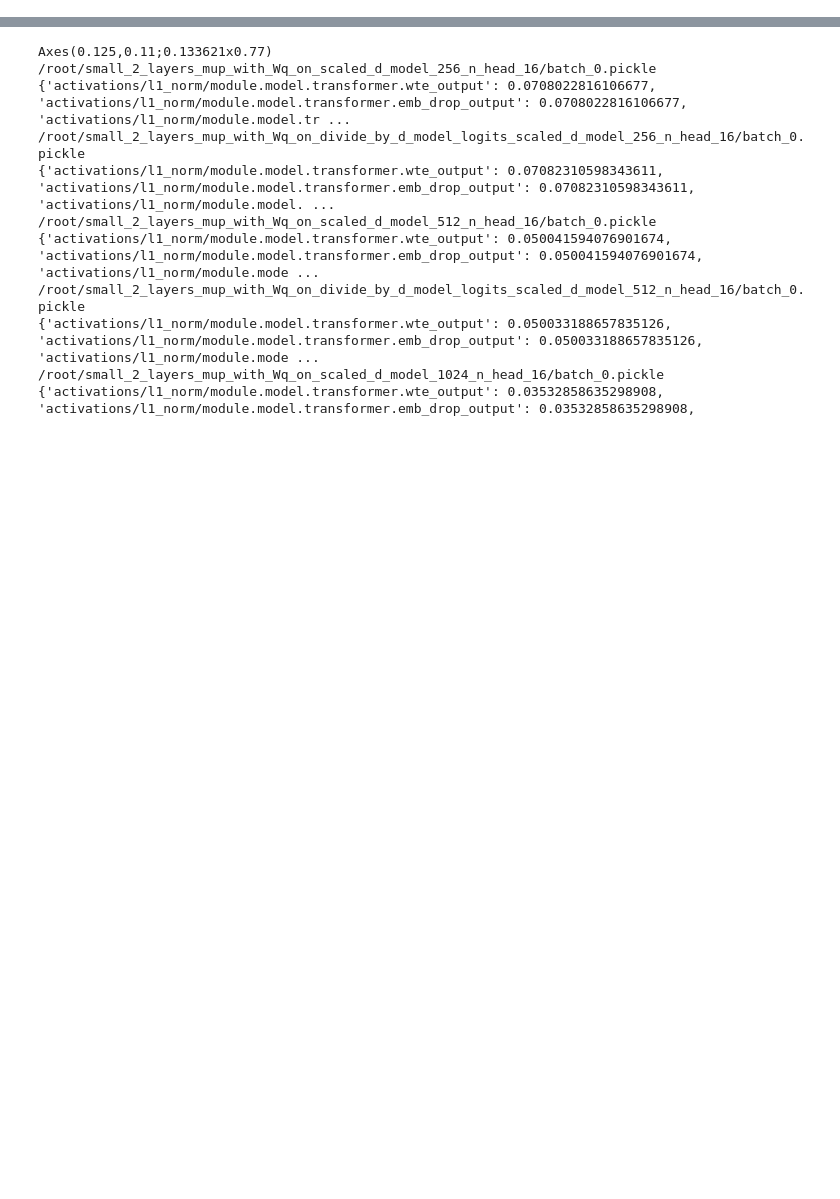
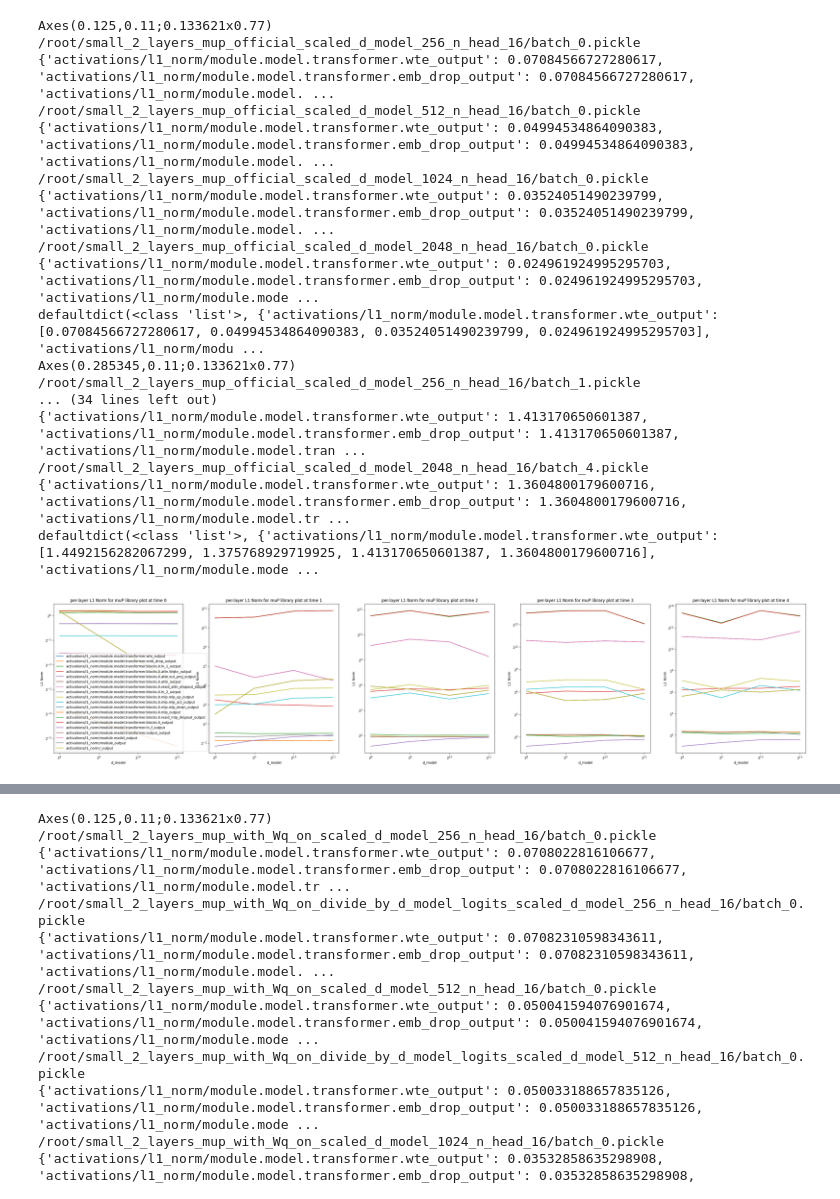
Before and after one commit to mosaicml/examples, a Jupyter notebook: examples/llm/iterate_over_activations.ipynb, the cells around one changed output, grey strips where cells are left out. Cells and saved outputs as stored; diff of their text form; code cells hidden in the pictures; blank space fills up the shorter version.

Commit message:
update with official library

```diff
--- a/examples/llm/iterate_over_activations.ipynb
+++ b/examples/llm/iterate_over_activations.ipynb
@@ -78,2 +86,23 @@ plot_function("/root/small_2_layers_mup_scaled_d_model_{}_n_head_{}", "per-layer
+# %%
+plot_function("/root/small_2_layers_mup_official_scaled_d_model_{}_n_head_{}", "per-layer L1 Norm for muP library plot at time {}", is_mup=True)
+# %% [output]
+Axes(0.125,0.11;0.133621x0.77)
+/root/small_2_layers_mup_official_scaled_d_model_256_n_head_16/batch_0.pickle
+{'activations/l1_norm/module.model.transformer.wte_output': 0.07084566727280617, 'activations/l1_norm/module.model.transformer.emb_drop_output': 0.07084566727280617, 'activations/l1_norm/module.model. ...
+/root/small_2_layers_mup_official_scaled_d_model_512_n_head_16/batch_0.pickle
+{'activations/l1_norm/module.model.transformer.wte_output': 0.04994534864090383, 'activations/l1_norm/module.model.transformer.emb_drop_output': 0.04994534864090383, 'activations/l1_norm/module.model. ...
+/root/small_2_layers_mup_official_scaled_d_model_1024_n_head_16/batch_0.pickle
+{'activations/l1_norm/module.model.transformer.wte_output': 0.03524051490239799, 'activations/l1_norm/module.model.transformer.emb_drop_output': 0.03524051490239799, 'activations/l1_norm/module.model. ...
+/root/small_2_layers_mup_official_scaled_d_model_2048_n_head_16/batch_0.pickle
+{'activations/l1_norm/module.model.transformer.wte_output': 0.024961924995295703, 'activations/l1_norm/module.model.transformer.emb_drop_output': 0.024961924995295703, 'activations/l1_norm/module.mode ...
+defaultdict(<class 'list'>, {'activations/l1_norm/module.model.transformer.wte_output': [0.07084566727280617, 0.04994534864090383, 0.03524051490239799, 0.024961924995295703], 'activations/l1_norm/modu ...
+Axes(0.285345,0.11;0.133621x0.77)
+/root/small_2_layers_mup_official_scaled_d_model_256_n_head_16/batch_1.pickle
+... (34 lines left out)
+{'activations/l1_norm/module.model.transformer.wte_output': 1.413170650601387, 'activations/l1_norm/module.model.transformer.emb_drop_output': 1.413170650601387, 'activations/l1_norm/module.model.tran ...
+/root/small_2_layers_mup_official_scaled_d_model_2048_n_head_16/batch_4.pickle
+{'activations/l1_norm/module.model.transformer.wte_output': 1.3604800179600716, 'activations/l1_norm/module.model.transformer.emb_drop_output': 1.3604800179600716, 'activations/l1_norm/module.model.tr ...
+defaultdict(<class 'list'>, {'activations/l1_norm/module.model.transformer.wte_output': [1.4492156282067299, 1.375768929719925, 1.413170650601387, 1.3604800179600716], 'activations/l1_norm/module.mode ...
+[figure, added]
 # %%
 plot_function("/root/small_2_layers_no_mup_scaled_d_model_{}_n_head_{}", "per-layer L1 Norm for SP plot at time {}", is_mup=False)
```
Also changed, not shown: parts of 5 cells of this notebook.
